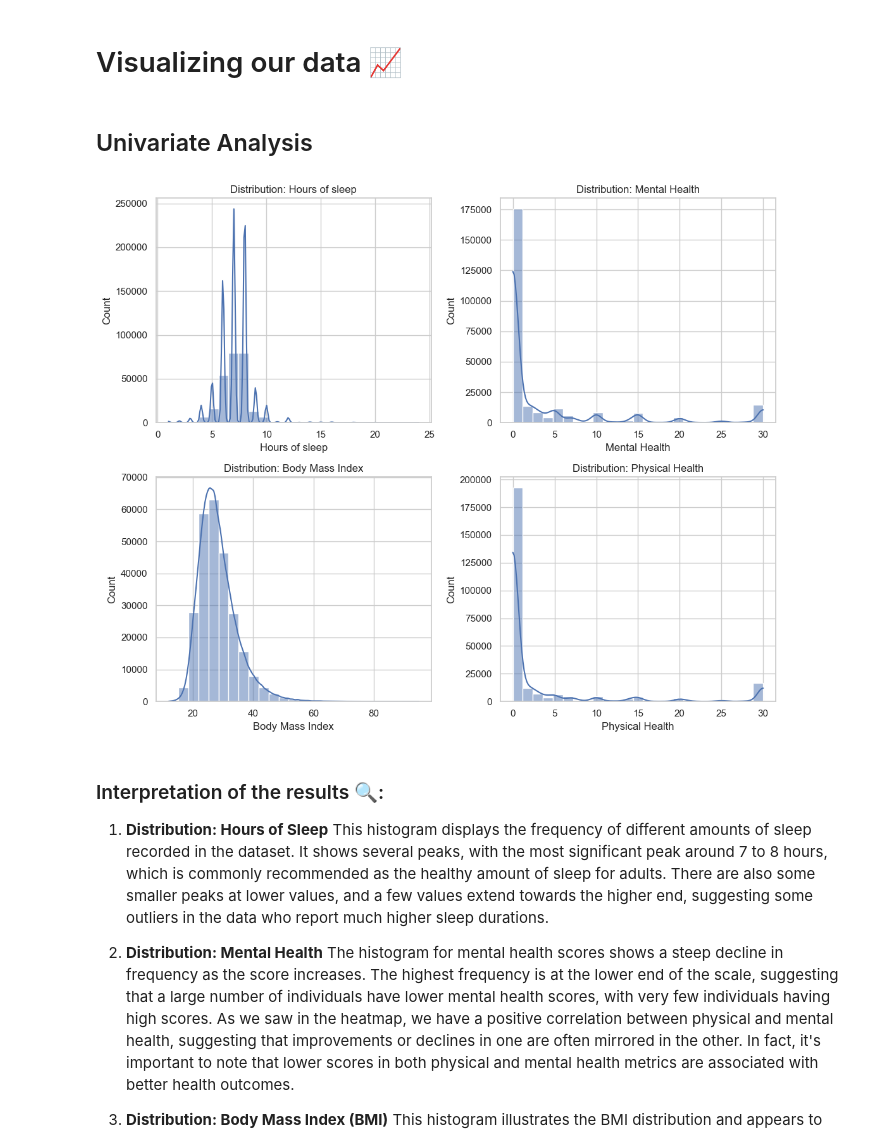
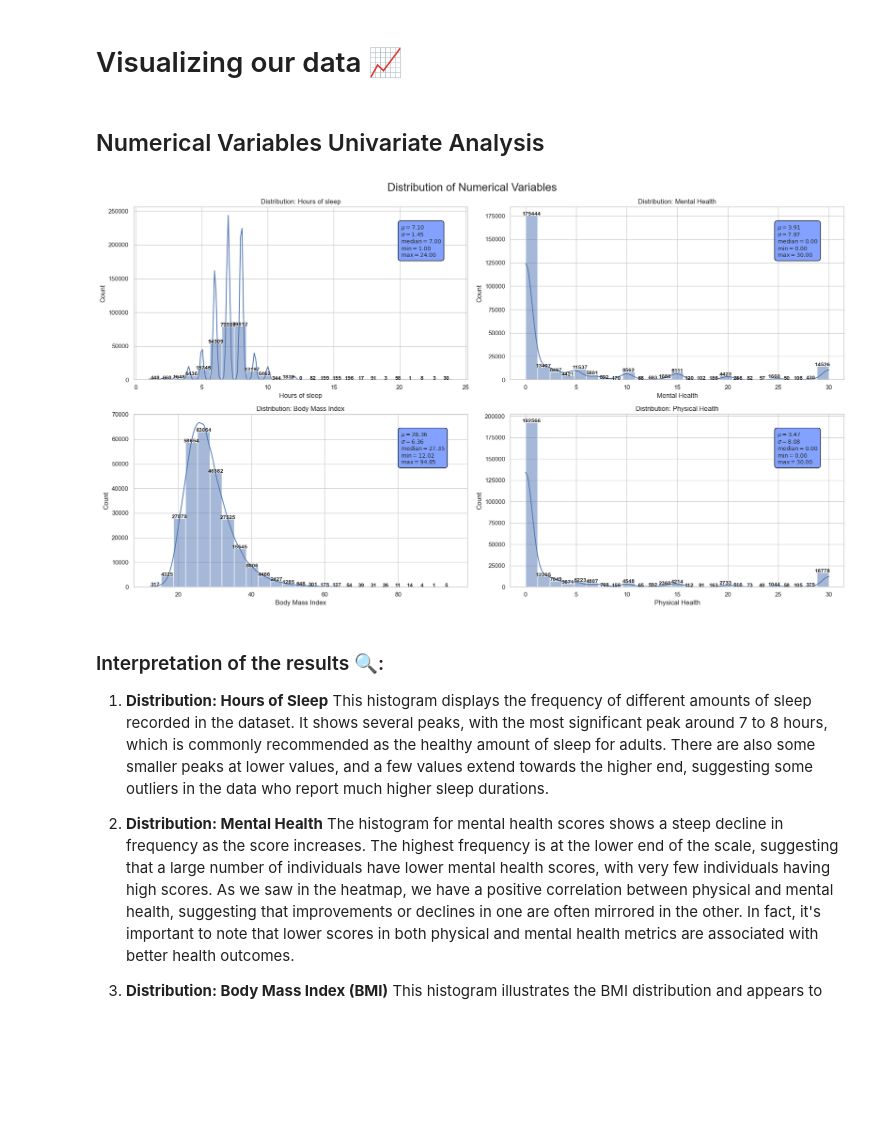
Before and after one commit to Dadd0/AI_MedCare_282401, a Jupyter notebook: main.ipynb, the cells around one changed output. Cells and saved outputs as stored; diff of their text form; code cells hidden in the pictures; blank space fills up the shorter version.

```diff
--- a/main.ipynb
+++ b/main.ipynb
@@ -145,20 +163,35 @@ dtype: int64
 # %% [markdown]
 # Visualizing our data 📈
 # %% [markdown]
-## Univariate Analysis
+## Numerical Variables Univariate Analysis
 # %%
 sns.set_theme(style = 'whitegrid')
-# %%
-fig, axes = plt.subplots(nrows=2, ncols=2, figsize=(11, 9))
-
-for i in range(len(numerical_features)):
-    sns.histplot(data=medcenter_df[numerical_features[i]], ax=axes[i//2, i%2], kde=True, palette='Blues', bins=25)
-    title = "Distribution: " + numerical_features[i]
-    axes[i//2, i%2].set_title(title)
-
-plt.tight_layout()
-# %% [output]
-[figure, removed]
+# %%
+fig, axes = plt.subplots(nrows=2, ncols=2, figsize=(19, 11))
+
+for i in range(len(numerical_features)):
+    sns.histplot(data=medcenter_df[numerical_features[i]], ax=axes[i//2, i%2], kde=True, palette='Blues', bins=25)
+    title = "Distribution: " + numerical_features[i]
+    axes[i//2, i%2].set_title(title)
+
+    for j, p in enumerate(axes[i//2, i%2].patches):
+        axes[i//2, i%2].annotate('{}'.format(p.get_height()), (p.get_x()+p.get_width()/2, p.get_height()+1),
+                                 ha='center', fontsize=10, fontweight="bold")
+    textstr = '\n'.join((
+        r'$\mu=%.2f$' % medcenter_df[numerical_features[i]].mean(),
+        r'$\sigma=%.2f$' % medcenter_df[numerical_features[i]].std(),
+        r'$\mathrm{median}=%.2f$' % np.median(medcenter_df[numerical_features[i]]),
+        r'$\mathrm{min}=%.2f$' % medcenter_df[numerical_features[i]].min(),
+        r'$\mathrm{max}=%.2f$' % medcenter_df[numerical_features[i]].max()
+    ))
+
+    axes[i//2, i%2].text(0.8, 0.9, textstr, transform=axes[i//2, i%2].transAxes, fontsize=10,
+                         verticalalignment='top', bbox=dict(boxstyle='round', facecolor = "#83A2FF",edgecolor='black', pad=0.5))
+
+plt.suptitle('Distribution of Numerical Variables', fontsize=20)
+plt.tight_layout()
+# %% [output]
+[figure, added]
 # %% [markdown]
 ### Interpretation of the results 🔍:
 
```
Also changed, not shown: parts of 13 cells of this notebook.
